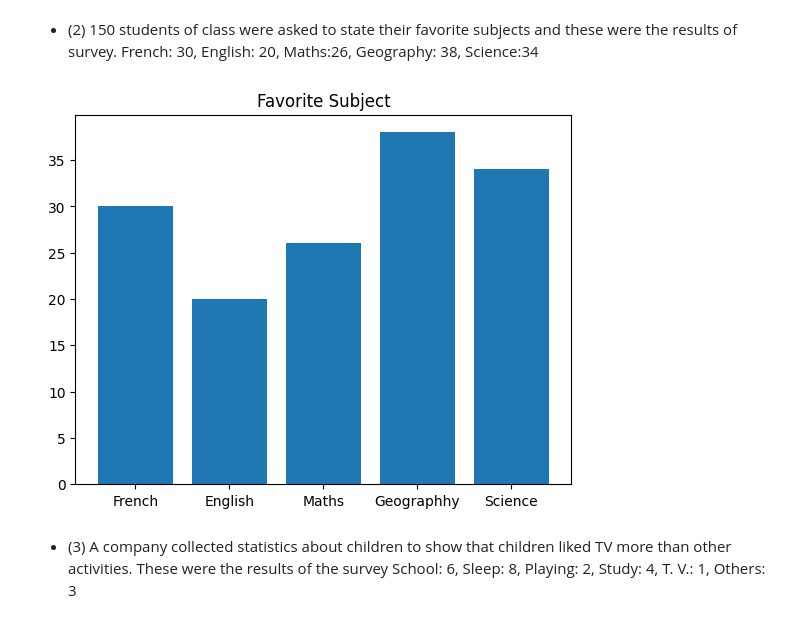
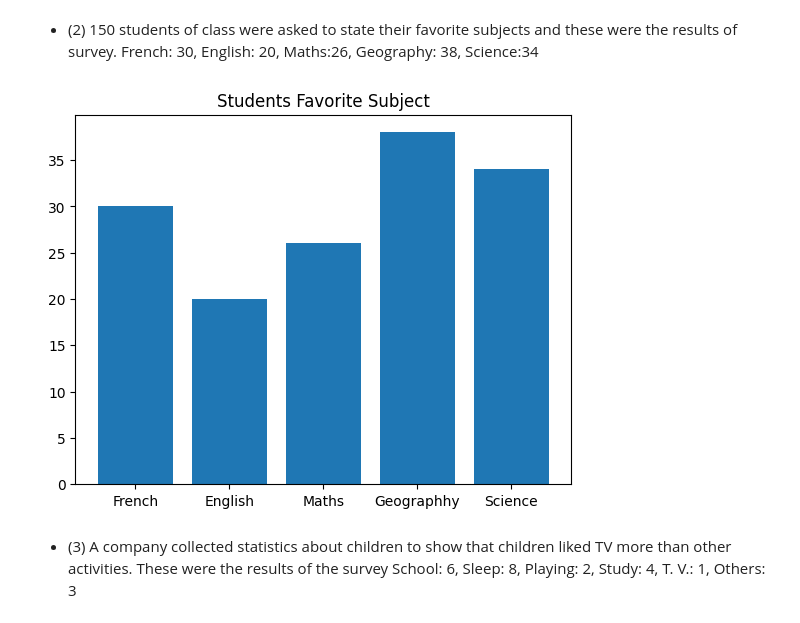
Before and after one commit to GriffinJack/DS8007, a Jupyter notebook: HomeWork_1.ipynb, the cells around one changed output. Cells and saved outputs as stored; diff of their text form; code cells hidden in the pictures.

```diff
--- a/HomeWork_1.ipynb
+++ b/HomeWork_1.ipynb
@@ -31,29 +31,29 @@ plt.show()
 # %%
 #Insert your code here
 
 favSub = {
     "French": 30,
     "English": 20,
     "Maths": 26,
     "Geographhy": 38,
     "Science": 34
 }
-#What is the distribution of the favortie classes? I though of using a pie chart for this but there was no dominant segment so I will use
-# A bar chart instead to show the differenes.
+#What is the count of the favortie classes? I thought of using a pie chart for this but there was no dominant segment so I will use
+# A bar chart instead to show the differences.
 
 plt.bar(favSub.keys(), height=favSub.values())
-plt.title("Favorite Subject")
+plt.title("Students Favorite Subject")
 
 #This bar chart shows how the students picked their favourite class subject. It shows how close they all are and you can clearly see the difference
 #in each subject for comparison.
 
 
 
 
 
 plt.show()
 # %% [output]
-[figure, old version]
+[figure, new version]
 # %% [markdown]
 * (3) A company collected statistics about children to show that children liked TV more than other activities. These were the results of the survey
         School: 6, Sleep: 8, Playing: 2, Study: 4, T. V.: 1, Others: 3
```
Also changed, not shown: parts of 25 cells of this notebook.
